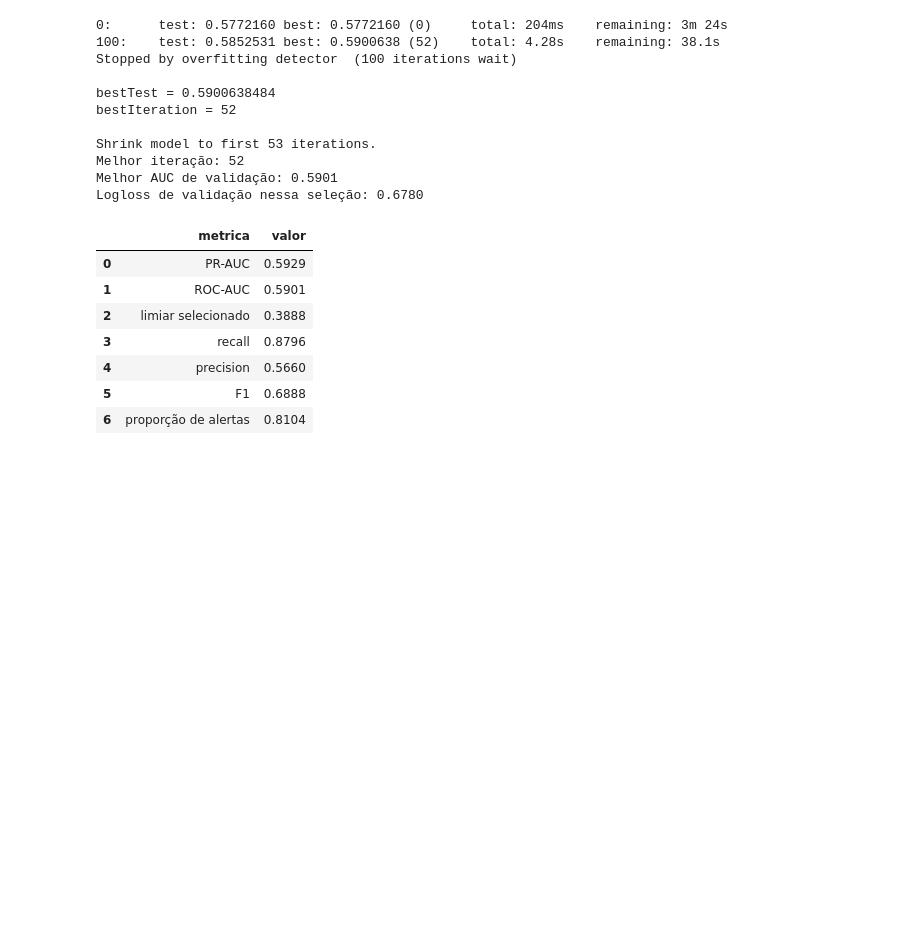
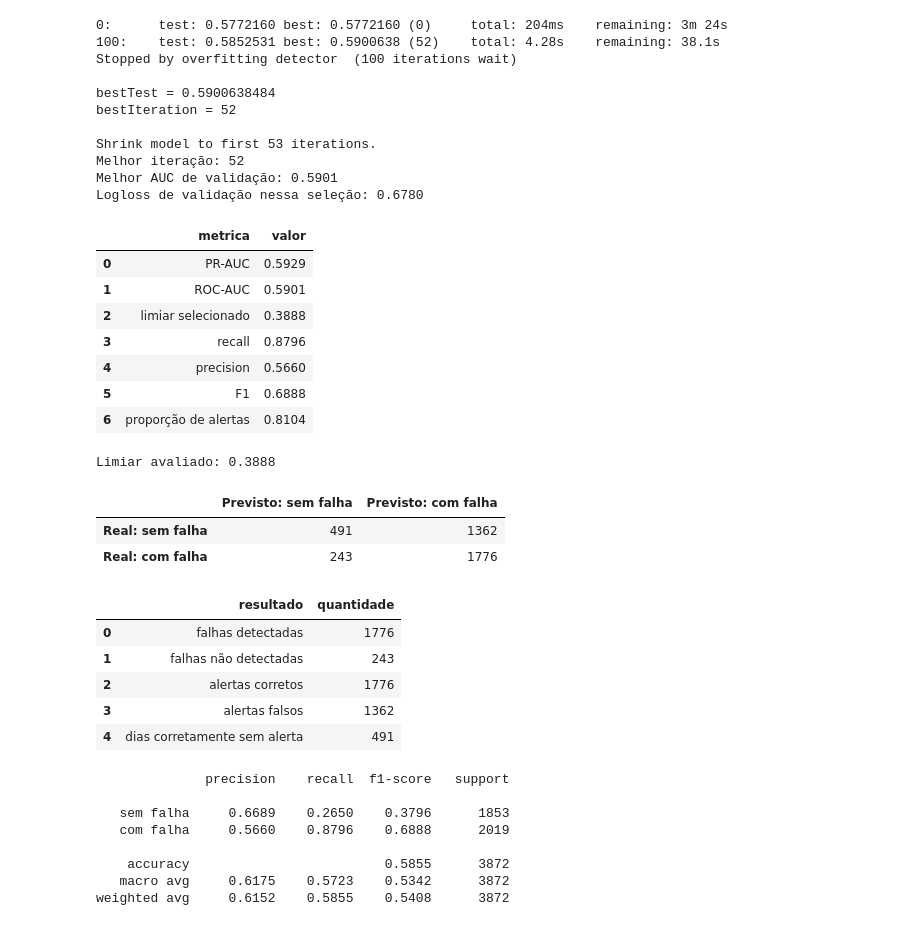
Before and after one commit to joaocardosodias/Lumem, a Jupyter notebook: src/modelo-07/03_treinamento_cat.ipynb, the cells around one changed output. Saved outputs shown, nothing was run; the diff lists cells and outputs as text; code cells hidden in the pictures; blank space fills up the shorter version.

```diff
--- a/src/modelo-07/03_treinamento_cat.ipynb
+++ b/src/modelo-07/03_treinamento_cat.ipynb
@@ -245,3 +245,51 @@ display(metricas_validacao)
 | 4 | precision | 0.5660 |
 | 5 | F1 | 0.6888 |
 | 6 | proporção de alertas | 0.8104 |
+# %%
+tn, fp, fn, tp = confusion_matrix(y_validacao, predicoes_validacao).ravel()
+
+matriz_confusao_validacao = pd.DataFrame(
+    [[tn, fp], [fn, tp]],
+    index=["Real: sem falha", "Real: com falha"],
+    columns=["Previsto: sem falha", "Previsto: com falha"],
+)
+
+resumo_operacional_validacao = pd.DataFrame({
+    "resultado": [
+        "falhas detectadas",
+        "falhas não detectadas",
+        "alertas corretos",
+        "alertas falsos",
+        "dias corretamente sem alerta",
+    ],
+    "quantidade": [tp, fn, tp, fp, tn],
+})
+
+print(f"Limiar avaliado: {LIMIAR_SELECIONADO:.4f}")
+display(matriz_confusao_validacao)
+display(resumo_operacional_validacao)
+print(classification_report(
+    y_validacao,
+    predicoes_validacao,
+    target_names=["sem falha", "com falha"],
+    digits=4,
+))
+# %% [output]
+Limiar avaliado: 0.3888
+|  | Previsto: sem falha | Previsto: com falha |
+| Real: sem falha | 491 | 1362 |
+| Real: com falha | 243 | 1776 |
+|  | resultado | quantidade |
+| 0 | falhas detectadas | 1776 |
+| 1 | falhas não detectadas | 243 |
+| 2 | alertas corretos | 1776 |
+| 3 | alertas falsos | 1362 |
+| 4 | dias corretamente sem alerta | 491 |
+              precision    recall  f1-score   support
+
+   sem falha     0.6689    0.2650    0.3796      1853
+   com falha     0.5660    0.8796    0.6888      2019
+
+    accuracy                         0.5855      3872
+   macro avg     0.6175    0.5723    0.5342      3872
+weighted avg     0.6152    0.5855    0.5408      3872
```
Also changed, not shown: parts of 3 cells of this notebook.
